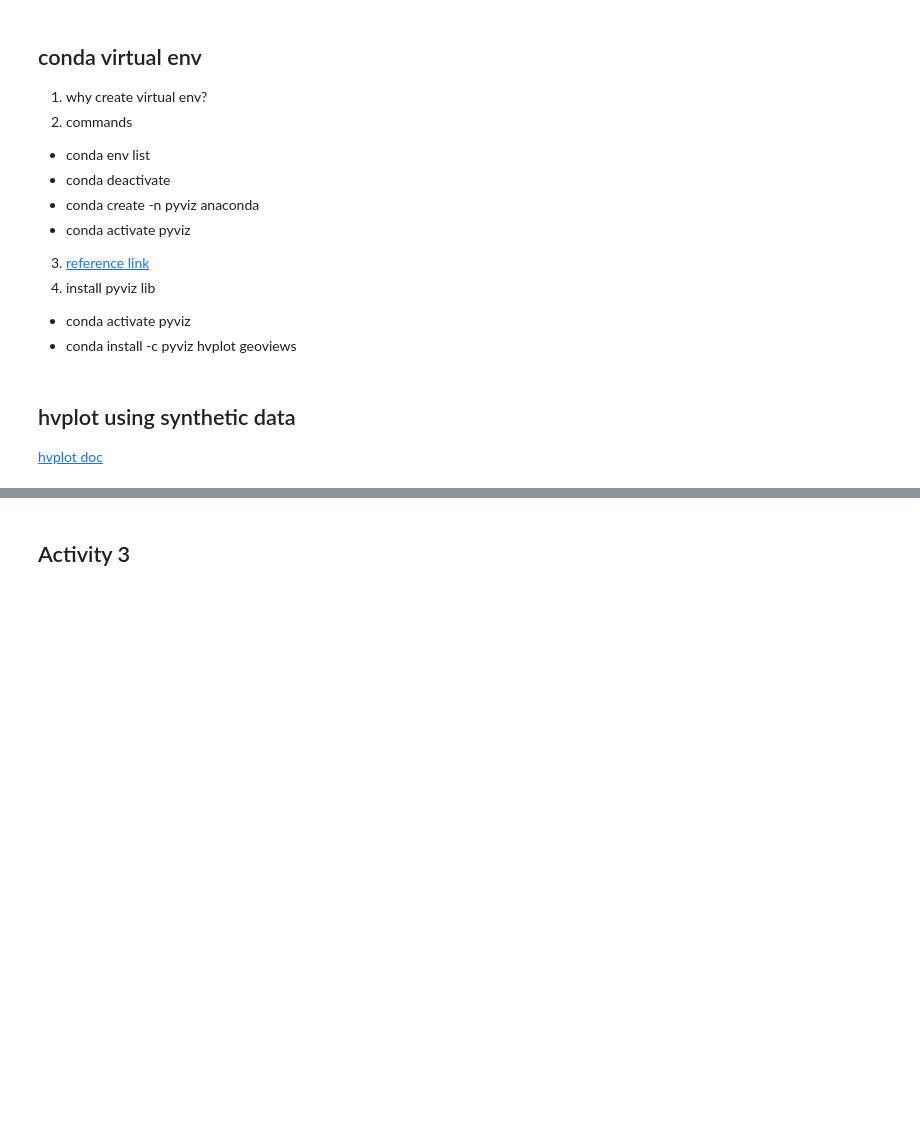
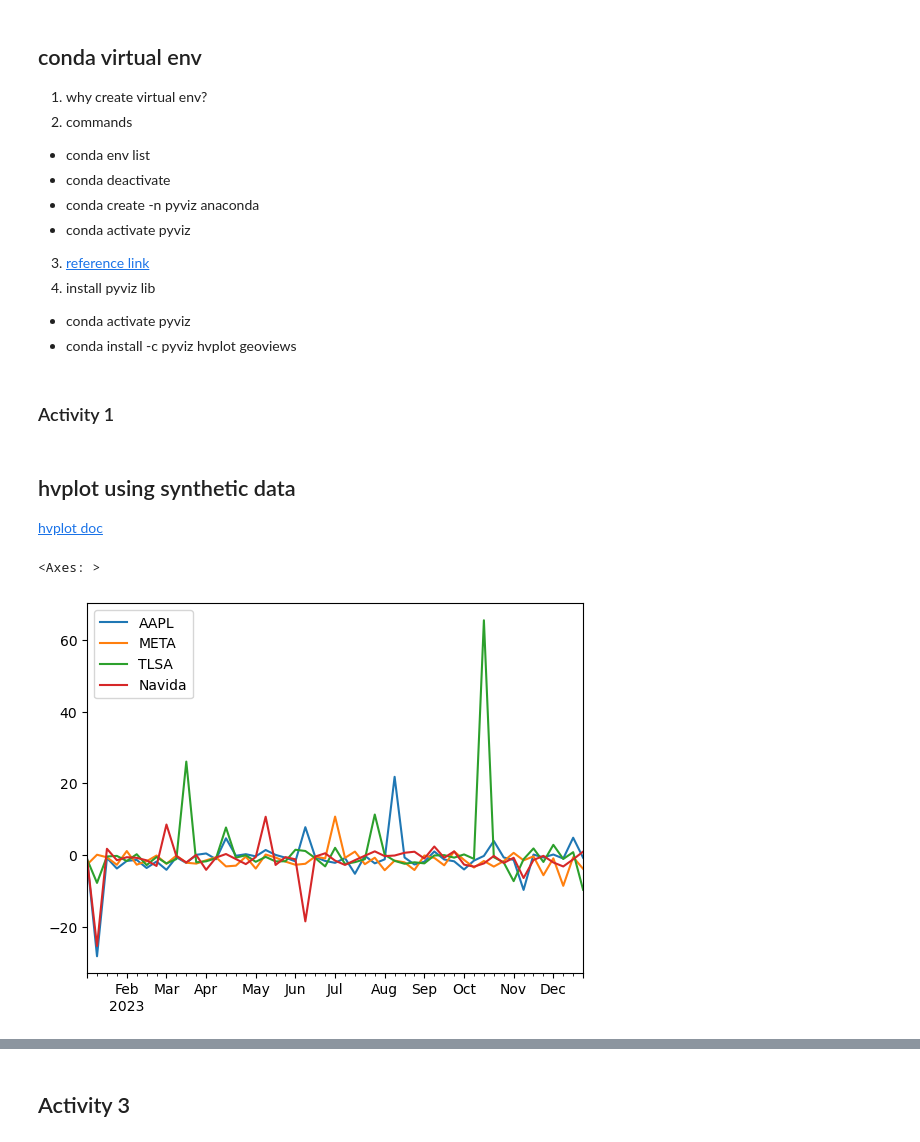
Before and after one commit to softmaxhuanchen/pandas, a Jupyter notebook: pyviz-part1-live/pyviz-part1-live.ipynb, the cells around one changed output, grey strips where cells are left out. Drawn from its saved outputs; the diff is of its cells as text; code cells hidden in the pictures; blank space fills up the shorter version.

```diff
--- a/pyviz-part1-live/pyviz-part1-live.ipynb
+++ b/pyviz-part1-live/pyviz-part1-live.ipynb
@@ -10,6 +10,8 @@
 4. install pyviz lib
 - conda activate pyviz
 - conda install -c pyviz hvplot geoviews
+# %% [markdown]
+### Activity 1
 # %% [markdown]
 ## hvplot using synthetic data
 [hvplot doc](https://hvplot.holoviz.org/user_guide/Introduction.html)
@@ -20,3 +22,18 @@ import pandas as pd
 
 # Import the hvPlot library
 import hvplot.pandas
+
+n = np.random.randn(52,4) # 2d array.
+n.shape
+
+idx = pd.date_range('1/1/2023', periods = 52, freq="W")
+# %%
+df = pd.DataFrame(np.random.randn(52,4), index = idx, columns = ("AAPL","META","TLSA","Navida"))
+df1 = df.pct_change()
+df1 = df1.iloc[1:]
+df1
+# %%
+df1.plot()
+# %% [output]
+<Axes: >
+[figure, added]
```
Also changed, not shown: parts of 2 cells of this notebook.
